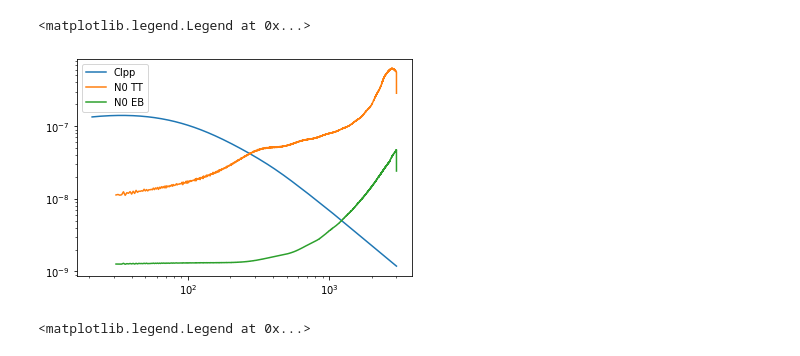
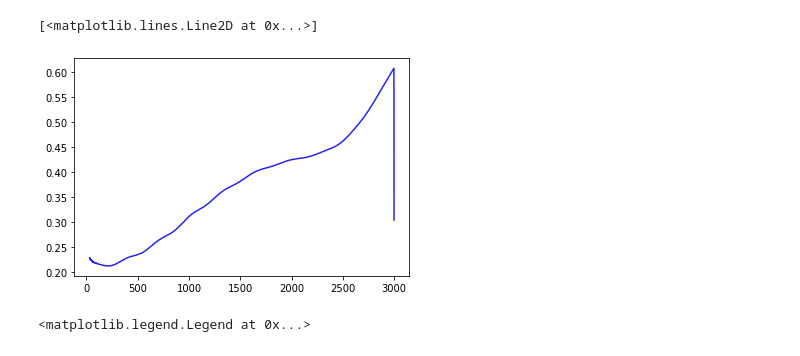
Before and after one commit to HongboCai/lens_rot_bias, a Jupyter notebook: notebooks/test_N1aa.ipynb, the cells around one changed output. Cells and saved outputs as stored; diff of their text form; code cells hidden in the pictures.

```diff
--- a/notebooks/test_N1aa.ipynb
+++ b/notebooks/test_N1aa.ipynb
@@ -117,22 +110,0 @@ for exp, param in exps_config.items():
-# %%
-for exp, param in exps_config.items():
-    for ellmax in ellmaxs:
-        feed_dict = {}
-        map_modlmap = enmap.modlmap(shape, wcs)
-        kbeam = s.utils.gauss_beam(map_modlmap, param['beam_arcmin'])
-        n2d = (param['nlev_t']*np.pi/180./60.)**2./kbeam**2.
-
-        feed_dict['uC_T_T'] = s.utils.interp(ells, clee)(map_modlmap)
-        feed_dict['tC_T_T'] = feed_dict['uC_T_T'] + n2d
-
-        cmask = s.utils.mask_kspace(shape, wcs, lmin=ellmin, lmax=ellmax)
-        kmask = s.utils.mask_kspace(shape, wcs, lmin=ellmin, lmax=ellmax)
-
-        norm_k_tt = s.A_l(shape,
-                       wcs,
-                       feed_dict,
-                       "hu_ok",
-                       'TT',
-                       xmask=cmask,
-                       ymask=cmask,
-                       kmask=kmask)
@@ -141,0 +140,5 @@ Ls, norm_eb = binave(norm_k_eb, map_modlmap, ellmin+0.5, ellmax-1, 1)
+# %%
+plt.plot(Ls, norm_eb/(Ls**2)/Al_eb[0][31:])
+# %% [output]
+[<matplotlib.lines.Line2D at 0x...>]
+[figure, added]
@@ -142,13 +182,9 @@ Ls, norm_eb = binave(norm_k_eb, map_modlmap, ellmin+0.5, ellmax-1, 1)
 # %%
-factor_L = Ls**2*(Ls+1)**2/(2*np.pi)
-factor = ls**2*(ls+1)**2/(2*np.pi)
+# factor = ls**2*(ls+1)**2/(2*np.pi)
 
-plt.plot(ls[ellmin_plot:ellmax_plot], (factor*clpp_fid[ls])[ellmin_plot:ellmax_plot], label='Clpp')
-plt.plot(Ls, factor_L*norm_tt/Ls**2, label='N0 TT')
-plt.plot(Ls, factor_L*norm_eb/Ls**2, label='N0 EB')
-plt.yscale('log')
-plt.xscale('log')
-plt.legend()
+# plt.plot(ls[ellmin_plot:ellmax_plot], (factor*clpp_fid[ls])[ellmin_plot:ellmax_plot], label='Clpp')
+# plt.plot(Ls, factor_L*norm_tt/Ls**2, label='N0 TT')
+# plt.plot(Ls, factor_L*norm_eb/Ls**2, label='N0 EB')
+# plt.yscale('log')
+# plt.xscale('log')
+# plt.legend()
-# %% [output]
-<matplotlib.legend.Legend at 0x...>
-[figure, removed]
```
Also changed, not shown: parts of 23 cells of this notebook, 7 other files.
